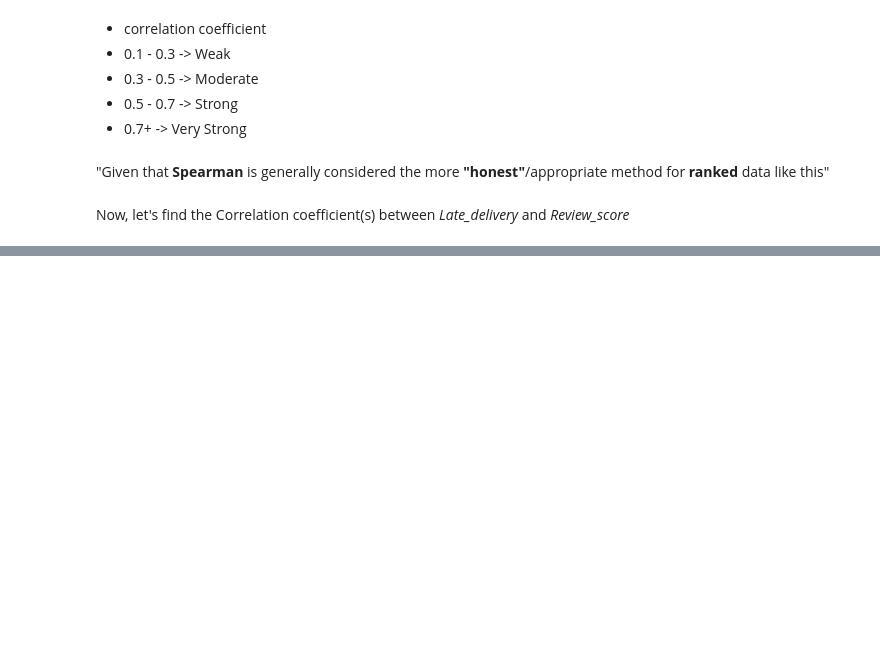
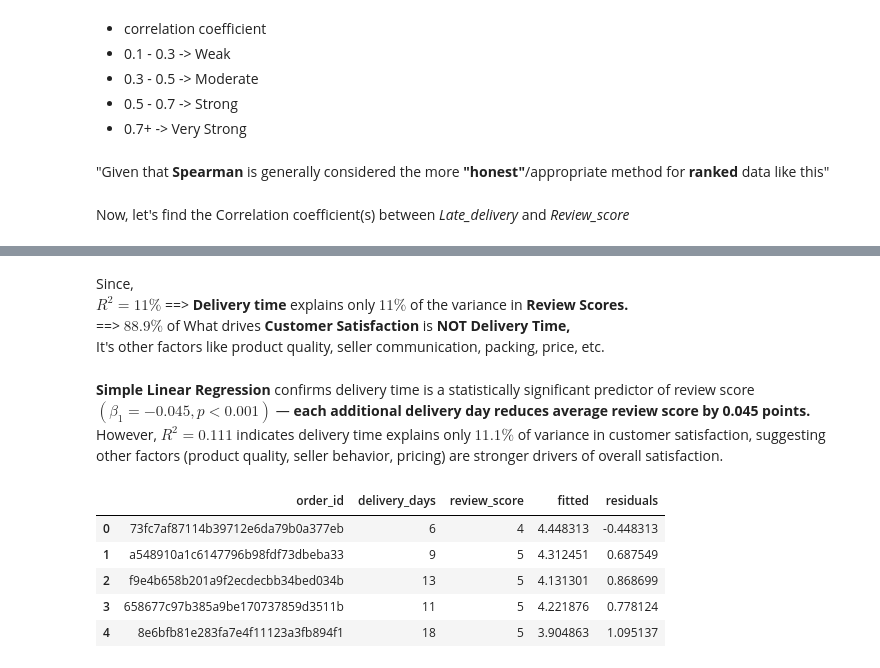
Before and after one commit to SaiShashankG/Olist_Brazilian, a Jupyter notebook: visualization.ipynb, the cells around one changed output, grey strips where cells are left out. Cells and saved outputs as stored; diff of their text form; code cells hidden in the pictures; blank space fills up the shorter version.

```diff
--- a/visualization.ipynb
+++ b/visualization.ipynb
@@ -154,0 +217,7 @@ Now, let's find the Correlation coefficient(s) between *Late_delivery* and *Revi
+# %% [markdown]
+Since,
+$R^2=11\%$ ==> **Delivery time** explains only $11\%$ of the variance in **Review Scores.**
+==> $88.9\%$ of What drives <font color='navyblue'> **Customer Satisfaction** </font> is <font color='navyblue'> **NOT Delivery Time,** </font>
+It's other factors like product quality, seller communication, packing, price, etc.
+# %% [markdown]
+<font color='navyblue'> **Simple Linear Regression** </font> confirms delivery time is a statistically significant predictor of review score $(\beta_1 = -0.045, p < 0.001)$ — **each additional delivery day reduces average review score by 0.045 points.** However, $R^2 = 0.111$ indicates delivery time explains only $11.1\%$ of variance in customer satisfaction, suggesting other factors (product quality, seller behavior, pricing) are stronger drivers of overall satisfaction.
@@ -154,0 +227,9 @@ Now, let's find the Correlation coefficient(s) between *Late_delivery* and *Revi
+# %%
+df_reg.head()
+# %% [output]
+|  | order_id | delivery_days | review_score | fitted | residuals |
+| 0 | 73fc7af87114b39712e6da79b0a377eb | 6 | 4 | 4.448313 | -0.448313 |
+| 1 | a548910a1c6147796b98fdf73dbeba33 | 9 | 5 | 4.312451 | 0.687549 |
+| 2 | f9e4b658b201a9f2ecdecbb34bed034b | 13 | 5 | 4.131301 | 0.868699 |
+| 3 | 658677c97b385a9be170737859d3511b | 11 | 5 | 4.221876 | 0.778124 |
+| 4 | 8e6bfb81e283fa7e4f11123a3fb894f1 | 18 | 5 | 3.904863 | 1.095137 |
```
Also changed, not shown: parts of 27 cells of this notebook, 1 other file.
